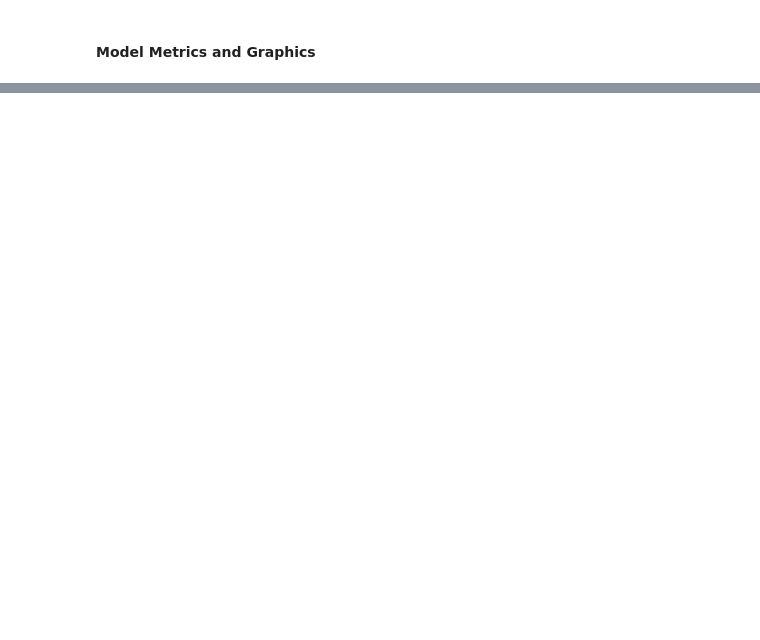
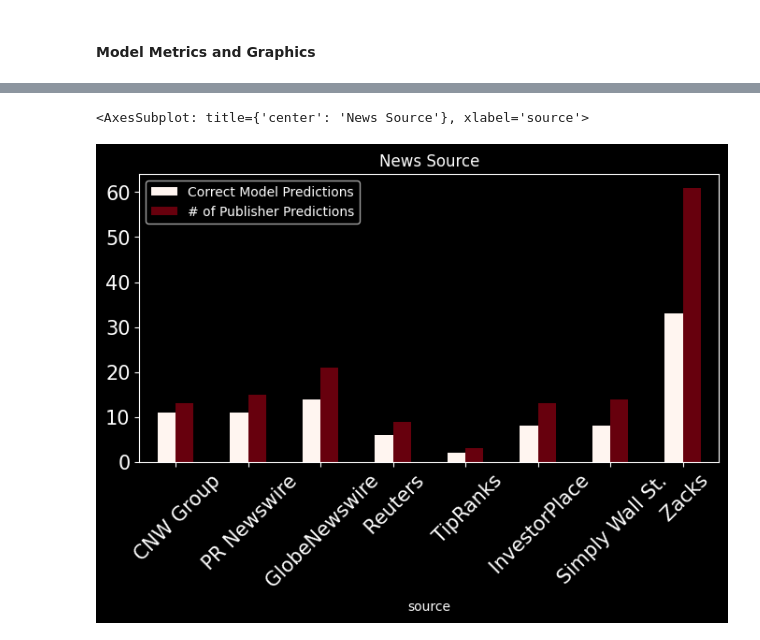
Before and after one commit to jrilkoff/finalProject, a Jupyter notebook: notebook.ipynb, the cells around one changed output, grey strips where cells are left out. Drawn from its saved outputs; the diff is of its cells as text; code cells hidden in the pictures; blank space fills up the shorter version.

```diff
--- a/notebook.ipynb
+++ b/notebook.ipynb
@@ -321,0 +414,24 @@ graph.plot(
+# %%
+df1 = datamodel[3]
+# df1['xgb_pred'] = pred_xgb
+# df.drop(columns='target', inplace=True)
+x = df1.join(df)
+x.loc[x['results'] == x['target'], 'correct'] = 1
+x.loc[x['results'] != x['target'], 'correct'] = 0
+# %%
+y = pd.pivot_table(
+    x,
+    values=['correct'],
+    index=['source'],
+    # margins_name='Publisher',
+    aggfunc='sum'
+)
+x1 = y.join(x.source.value_counts())
+# x1.reset_index(names='Publisher', inplace=True)
+x1['Publisher Accuracy'] = np.round((x1.correct / x1.source),4)*100
+x2 = x1[(x1['Publisher Accuracy'] > 50) & (x1['Publisher Accuracy'] < 100)].sort_values('Publisher Accuracy', ascending=False)
+x2.rename(columns={
+    'correct':'Correct Model Predictions',
+     'source':'# of Publisher Predictions'
+    }, inplace=True
+    )
@@ -321,0 +451,11 @@ graph.plot(
+# %%
+x2[['Correct Model Predictions', '# of Publisher Predictions']].plot.bar(
+    title='News Source',
+    figsize=(8,4),
+    fontsize=15,
+    rot=45,
+    colormap='Reds'
+)
+# %% [output]
+<AxesSubplot: title={'center': 'News Source'}, xlabel='source'>
+[figure, added]
```
Also changed, not shown: parts of 21 cells of this notebook.
